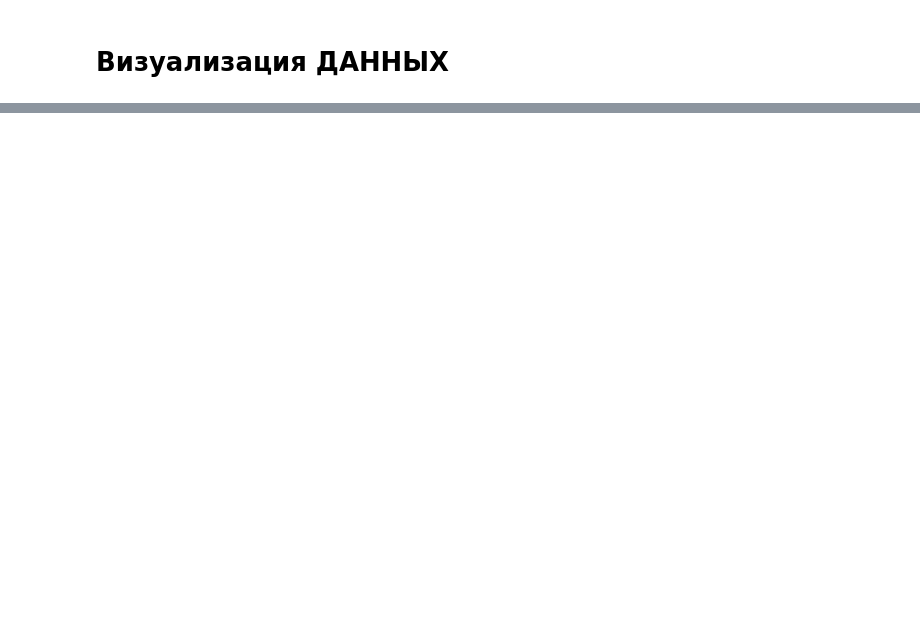
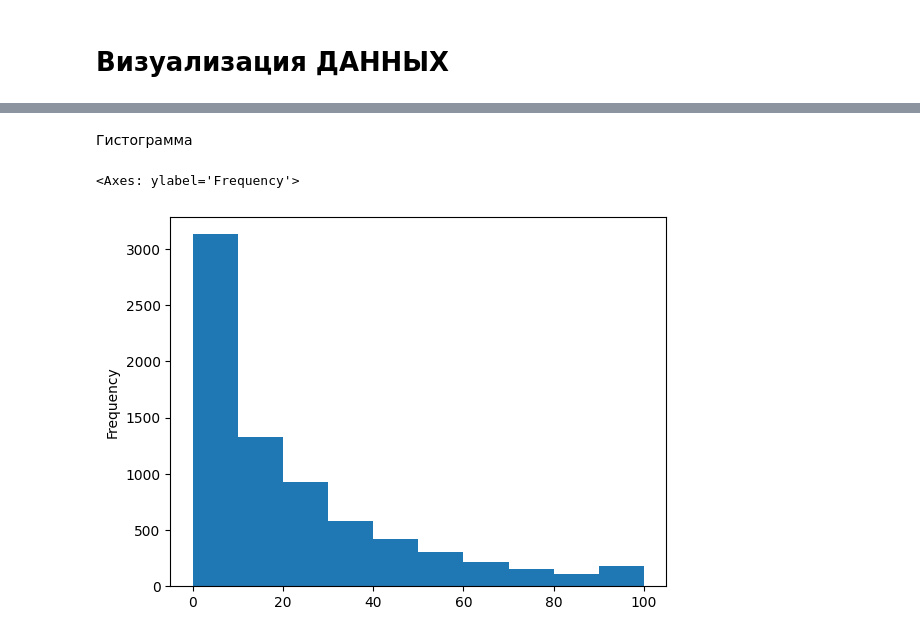
Before and after one commit to Netdaem0n/ALG_data_analyze, a Jupyter notebook: notebooks/lesson_5.ipynb, the cells around one changed output, grey strips where cells are left out. Saved outputs shown, nothing was run; the diff lists cells and outputs as text; code cells hidden in the pictures; blank space fills up the shorter version.

```diff
--- a/notebooks/lesson_5.ipynb
+++ b/notebooks/lesson_5.ipynb
@@ -3,5 +3,5 @@
 # %%
 import pandas as pd
 import numpy as np
-df1 = pd.read_csv('../data/GoogleApps.csv')
+df = pd.read_csv('../data/GoogleApps.csv')
 # %%
@@ -13,3 +13,10 @@ df1.head()
 | 2 | U Launcher Lite – FREE Live Cool ... | ART_AND_DESIGN | 4.7 | 87510 | 8.7 | 5000000.0 | Free | 0.0 | Everyone | ... |
 | 3 | Sketch - Draw & Paint | ART_AND_DESIGN | 4.5 | 215644 | 25.0 | 50000000.0 | Free | 0.0 | Teen | ... |
 | 4 | Pixel Draw - Number Art Coloring ... | ART_AND_DESIGN | 4.3 | 967 | 2.8 | 100000.0 | Free | 0.0 | Everyone | ... |
+# %% [markdown]
+Гистограмма
+# %%
+df['Size'].plot(kind = 'hist')
+# %% [output]
+<Axes: ylabel='Frequency'>
+[figure, added]
```
Also changed, not shown: parts of 20 cells of this notebook.
